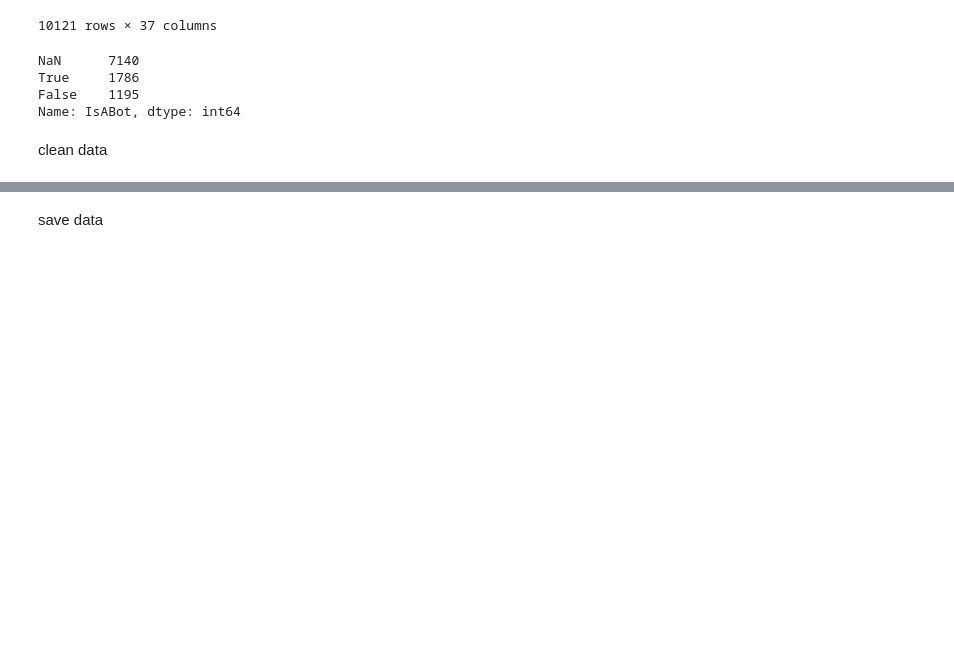
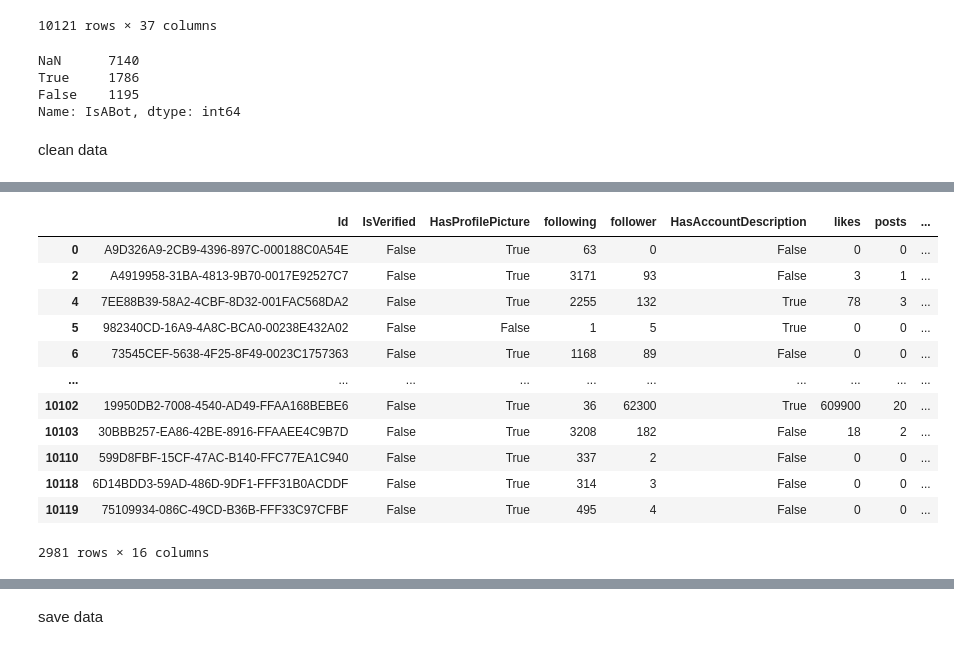
Before and after one commit to PFE2024/satt_ai, a Jupyter notebook: tiktok/cleandata.ipynb, the cells around one changed output, grey strips where cells are left out. Saved outputs shown, nothing was run; the diff lists cells and outputs as text; code cells hidden in the pictures; blank space fills up the shorter version.

```diff
--- a/tiktok/cleandata.ipynb
+++ b/tiktok/cleandata.ipynb
@@ -31,21 +32,3 @@ False    1195
 Name: IsABot, dtype: int64
 # %% [markdown]
 clean data
-# %%
-acounts = acounts.dropna(subset=['IsABot'])
-acounts["IsABot"].value_counts(dropna=False)
-acounts = acounts.dropna(axis=1, how='all')
-acounts =acounts.drop(['Id','HasInstagramLink','HasYoutubeLink','HasLinkInDescription',
-       'PostsExist','VerhaeltnisFolgeIchProFollower',
-       'VerhaeltnisLikesProFollower', 'AverageNumberOfHashtags',
-       'AverageNumberOfComments', 'AverageNumberOfCharacters',
-       'AverageNumberOfForwardings', 'AverageNumberOfLikes',
-       'AverageNumberOfLinkedProfiles', 'AverageNumberOfUsedFilters',
-       'LikedAverageNumberOfHashtags', 'LikedAverageNumberOfComments',
-       'LikedAverageNumberOfCharacters', 'LikedAverageNumberOfForwardings',
-       'LikedAverageNumberOfLikes', 'LikedAverageNumberOfLinkedProfiles',
-       'LikedAverageNumberOfUsedFilters', 'AverageNumberOfViews',
-       'LikedAverageNumberOfViews', 'VerhaeltnisLikesProAufruf',
-       'VerhaeltnisCommentsProAufruf'], axis=1)
-
-acounts
@@ -65,0 +54,20 @@ acounts
+# %%
+acounts = acounts.dropna(subset=['IsABot'])
+acounts["IsABot"].value_counts(dropna=False)
+accounts=acounts.loc[:,["Id","IsVerified","HasProfilePicture","AnzahlFolgeIch","AnzahlFollower",'HasAccountDescription','AnzahlLikes','AnzahlPosts','AnzahlPosts','AverageNumberOfHashtags','AverageNumberOfComments','AverageNumberOfForwardings','AverageNumberOfLikes','AverageNumberOfLinkedProfiles','AverageNumberOfViews','IsABot']]
+accounts=accounts.rename(columns={"AnzahlFolgeIch":'following','AnzahlFollower':'follower','AnzahlLikes':'likes','AnzahlPosts':'posts','AverageNumberOfForwardings':'AverageNumberOfShare'})
+accounts
+# %% [output]
+|  | Id | IsVerified | HasProfilePicture | following | follower | HasAccountDescription | likes | posts | ... |
+| 0 | A9D326A9-2CB9-4396-897C-000188C0A54E | False | True | 63 | 0 | False | 0 | 0 | ... |
+| 2 | A4919958-31BA-4813-9B70-0017E92527C7 | False | True | 3171 | 93 | False | 3 | 1 | ... |
+| 4 | 7EE88B39-58A2-4CBF-8D32-001FAC568DA2 | False | True | 2255 | 132 | True | 78 | 3 | ... |
+| 5 | 982340CD-16A9-4A8C-BCA0-00238E432A02 | False | False | 1 | 5 | True | 0 | 0 | ... |
+| 6 | 73545CEF-5638-4F25-8F49-0023C1757363 | False | True | 1168 | 89 | False | 0 | 0 | ... |
+| ... | ... | ... | ... | ... | ... | ... | ... | ... | ... |
+| 10102 | 19950DB2-7008-4540-AD49-FFAA168BEBE6 | False | True | 36 | 62300 | True | 609900 | 20 | ... |
+| 10103 | 30BBB257-EA86-42BE-8916-FFAAEE4C9B7D | False | True | 3208 | 182 | False | 18 | 2 | ... |
+| 10110 | 599D8FBF-15CF-47AC-B140-FFC77EA1C940 | False | True | 337 | 2 | False | 0 | 0 | ... |
+| 10118 | 6D14BDD3-59AD-486D-9DF1-FFF31B0ACDDF | False | True | 314 | 3 | False | 0 | 0 | ... |
+| 10119 | 75109934-086C-49CD-B36B-FFF33C97CFBF | False | True | 495 | 4 | False | 0 | 0 | ... |
+2981 rows × 16 columns
```
Also changed, not shown: parts of 14 cells of this notebook, 2 other files.
